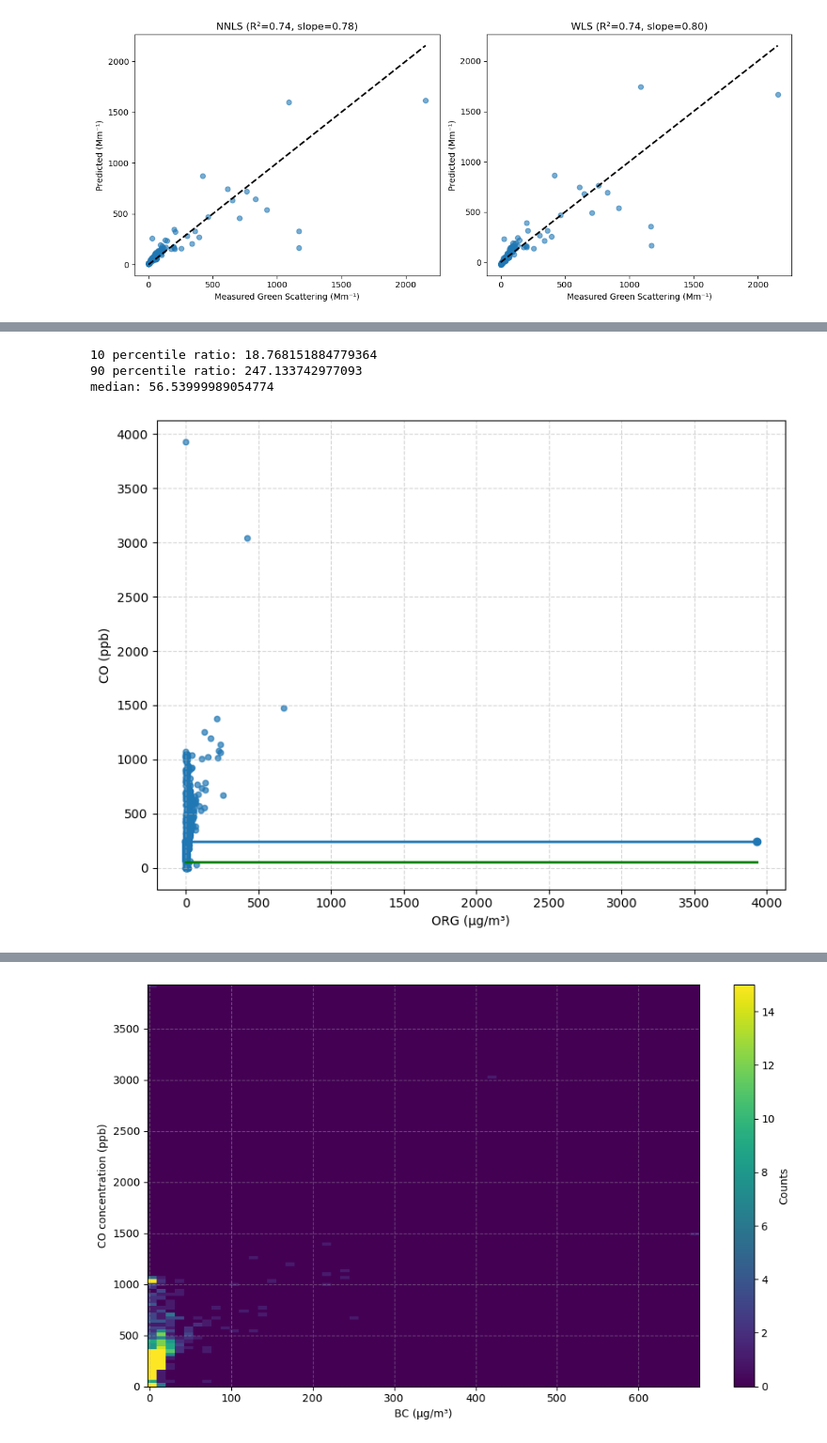
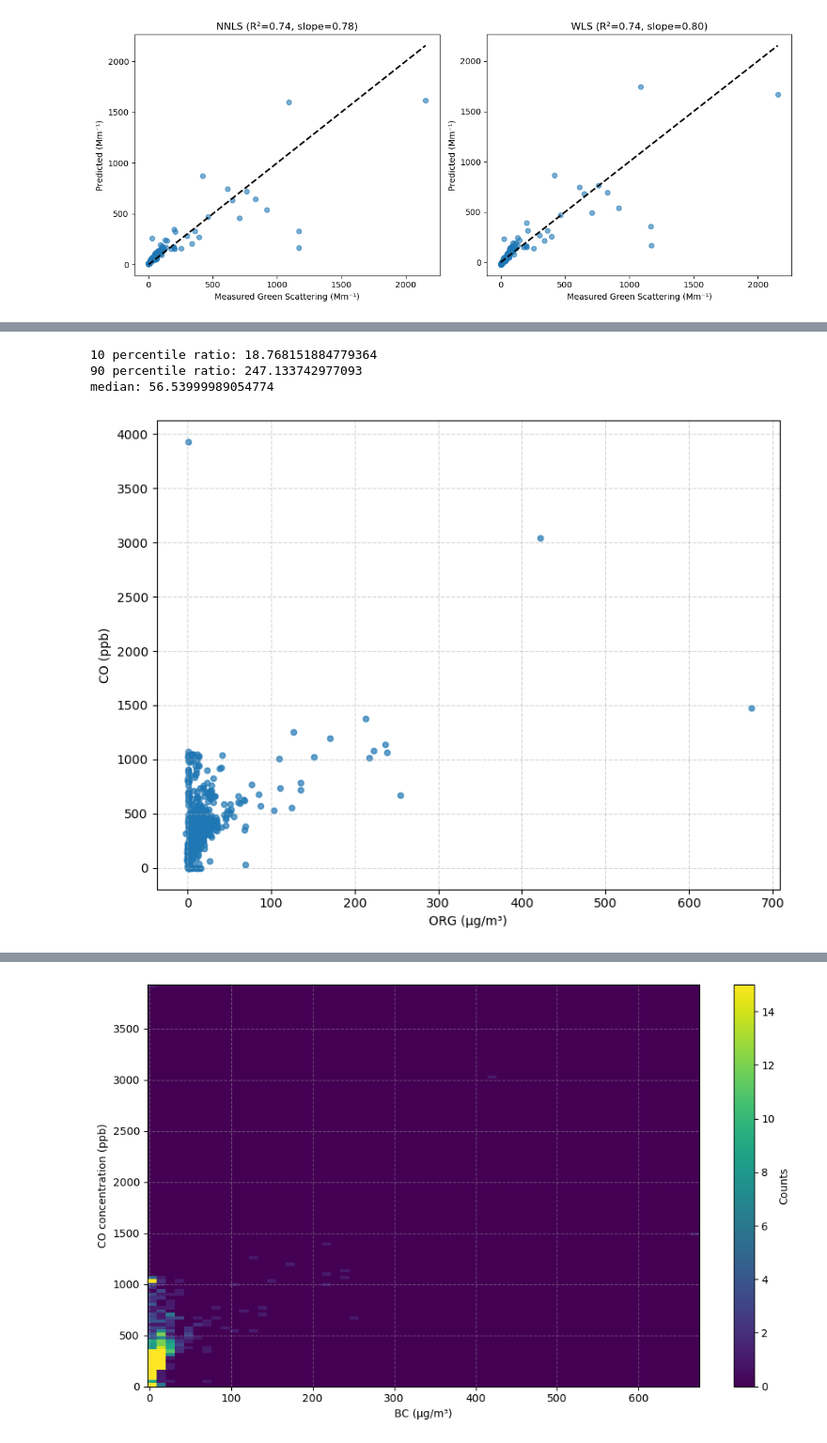
Before and after one commit to thiago-vg/SAMBBA-data-analysis, a Jupyter notebook: Scripts/Multi_linear_analysis/MLR_robust_analysis.ipynb, the cells around one changed output, grey strips where cells are left out. Shown at 94% size. Drawn from its saved outputs; the diff is of its cells as text; code cells hidden in the pictures.

```diff
--- a/Scripts/Multi_linear_analysis/MLR_robust_analysis.ipynb
+++ b/Scripts/Multi_linear_analysis/MLR_robust_analysis.ipynb
@@ -1077,7 +1078,7 @@ for sp2_file, ams_file, core_file, neph_file, cloud_file in zip(filtered_sp2, fi
     #print('len Dg:',len(Dg_aligned_matched))
 
     # Extract the flight number (b###) from the file path
-    match = re.search(r'b\d{3}', filtered_core[1])  # Looks for 'b' followed by 3 digits
+    match = re.search(r'b\d{3}', core_file)  # Looks for 'b' followed by 3 digits
     flight_number = match.group(0) if match else "Unknown"
 
     results_sct_all.append({
@@ -1152,41 +1212,32 @@ df_filtered_diameter = df_all[(df_all["DG"] < 0.70)&(df_all["ALT"] < 3000)&(df_a
 
 plt.figure(figsize=(8,6))
 sc = plt.scatter(
     df_all['ORG'],
     df_all['CO'],
     alpha=0.7,
     s=20
 )
 ratio = df_all['CO']/df_all['ORG']
 print('10 percentile ratio:',np.nanpercentile(ratio,10))
 print('90 percentile ratio:',np.nanpercentile(ratio,90))
 print('median:',np.nanmedian(ratio))
 slope10 = np.nanpercentile(ratio,10)
 slope90 = np.nanpercentile(ratio,90)
 slopemedian = np.nanmedian(ratio)
-#plt.plot([0, np.nanpercentile(ratio,10)], [y.min(), y.max()], 'k--', lw=2)
-#plt.plot([df_all['CO'].min(), df_all['CO'].max()],
-#         [slope10*df_all['CO'].min(), slope10*df_all['CO'].max()],
-#         'r-', lw=2, label=f"Fit 10 percentile ratio = {slope10:.2f}")
-plt.plot([df_all['CO'].min(), df_all['CO'].max()],
-         [slope90, slope90],
-         'o-', lw=2, label=f"Fit 90 percentile ratio = {slope90:.2f}")
-plt.plot([df_all['CO'].min(), df_all['CO'].max()],
-         [slopemedian, slopemedian],
-         'g-', lw=2, label=f"Fit 10 percentile ratio = {slopemedian:.2f}")
+
 #plt.xlabel("SIC (µg/m³)")
 #plt.ylabel("TSC_green (Mm⁻¹)")
 plt.xlabel("ORG (µg/m³)")
 plt.ylabel("CO (ppb)")
 #plt.xlim(0,1000)
 #plt.xlim(0,500)
 #plt.title("TSC_green vs SIC colored by DG")
 #plt.colorbar(sc, label="DG (µm)")
 plt.grid(True, linestyle="--", alpha=0.5)
 plt.tight_layout()
 plt.show()
 # %% [output]
 10 percentile ratio: 18.768151884779364
 90 percentile ratio: 247.133742977093
 median: 56.53999989054774
-[figure, old version]
+[figure, new version]
```
Also changed, not shown: parts of 10 cells of this notebook, 2 other files.
